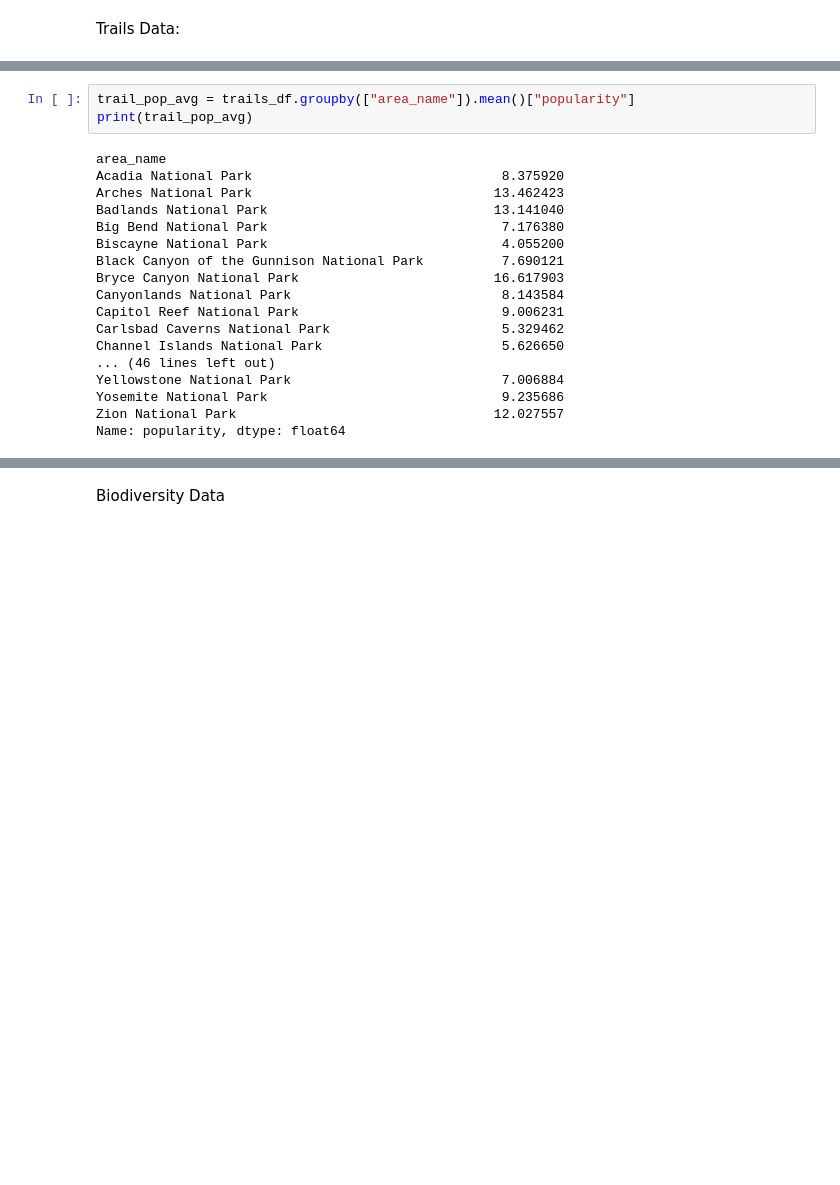
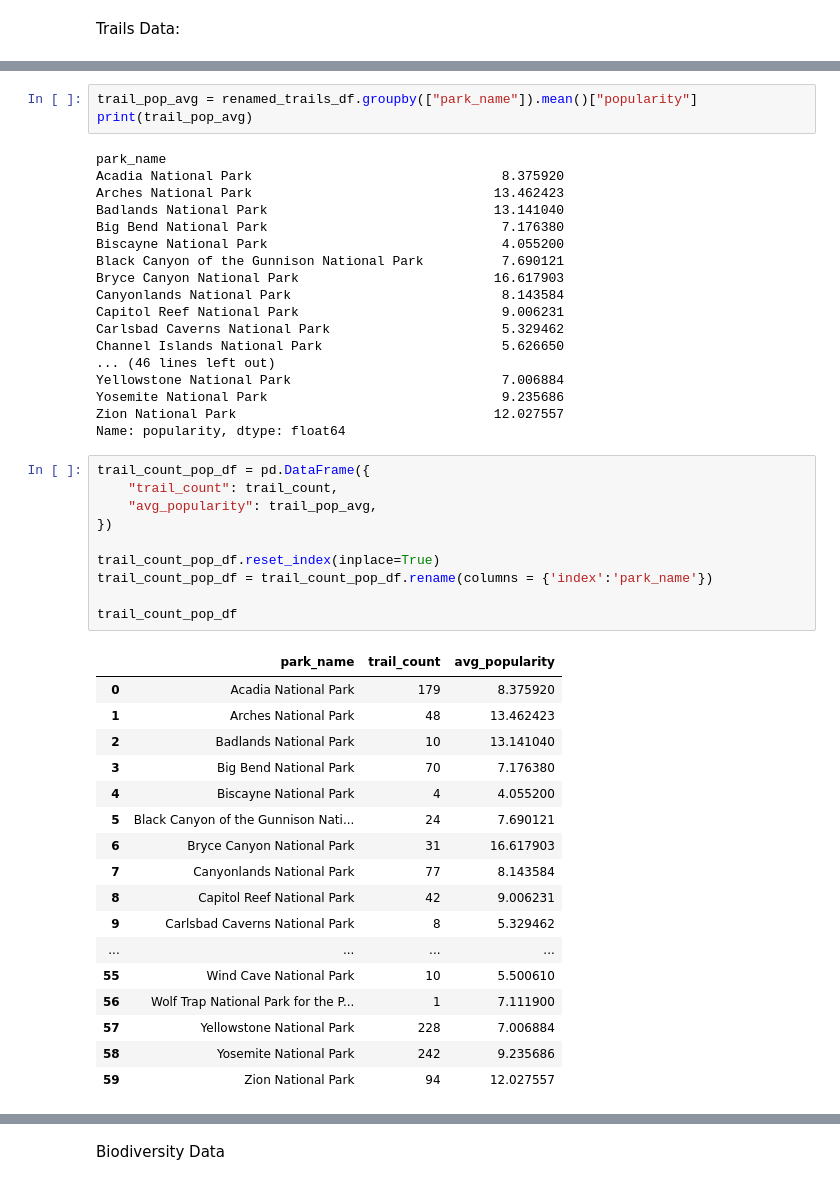
Before and after one commit to B-Stanley-0316/Nat_Parks_Project, a Jupyter notebook: clean_data.ipynb, the cells around one changed output, grey strips where cells are left out. Saved outputs shown, nothing was run; the diff lists cells and outputs as text; blank space fills up the shorter version.

```diff
--- a/clean_data.ipynb
+++ b/clean_data.ipynb
@@ -77,10 +77,10 @@ Yosemite National Park                             242
 Zion National Park                                  94
 Name: trail_id, dtype: int64
 # %%
-trail_pop_avg = trails_df.groupby(["area_name"]).mean()["popularity"]
+trail_pop_avg = renamed_trails_df.groupby(["park_name"]).mean()["popularity"]
 print(trail_pop_avg)
 # %% [output]
-area_name
+park_name
 Acadia National Park                                8.375920
 Arches National Park                               13.462423
 Badlands National Park                             13.141040
@@ -97,4 +97,32 @@ Yellowstone National Park                           7.006884
 Yosemite National Park                              9.235686
 Zion National Park                                 12.027557
 Name: popularity, dtype: float64
+# %%
+trail_count_pop_df = pd.DataFrame({
+    "trail_count": trail_count,
+    "avg_popularity": trail_pop_avg,
+})
+
+trail_count_pop_df.reset_index(inplace=True)
+trail_count_pop_df = trail_count_pop_df.rename(columns = {'index':'park_name'})
+
+trail_count_pop_df
+# %% [output]
+|  | park_name | trail_count | avg_popularity |
+| 0 | Acadia National Park | 179 | 8.375920 |
+| 1 | Arches National Park | 48 | 13.462423 |
+| 2 | Badlands National Park | 10 | 13.141040 |
+| 3 | Big Bend National Park | 70 | 7.176380 |
+| 4 | Biscayne National Park | 4 | 4.055200 |
+| 5 | Black Canyon of the Gunnison Nati... | 24 | 7.690121 |
+| 6 | Bryce Canyon National Park | 31 | 16.617903 |
+| 7 | Canyonlands National Park | 77 | 8.143584 |
+| 8 | Capitol Reef National Park | 42 | 9.006231 |
+| 9 | Carlsbad Caverns National Park | 8 | 5.329462 |
+| ... | ... | ... | ... |
+| 55 | Wind Cave National Park | 10 | 5.500610 |
+| 56 | Wolf Trap National Park for the P... | 1 | 7.111900 |
+| 57 | Yellowstone National Park | 228 | 7.006884 |
+| 58 | Yosemite National Park | 242 | 9.235686 |
+| 59 | Zion National Park | 94 | 12.027557 |
 # %%
```
Also changed, not shown: parts of 6 cells of this notebook.
